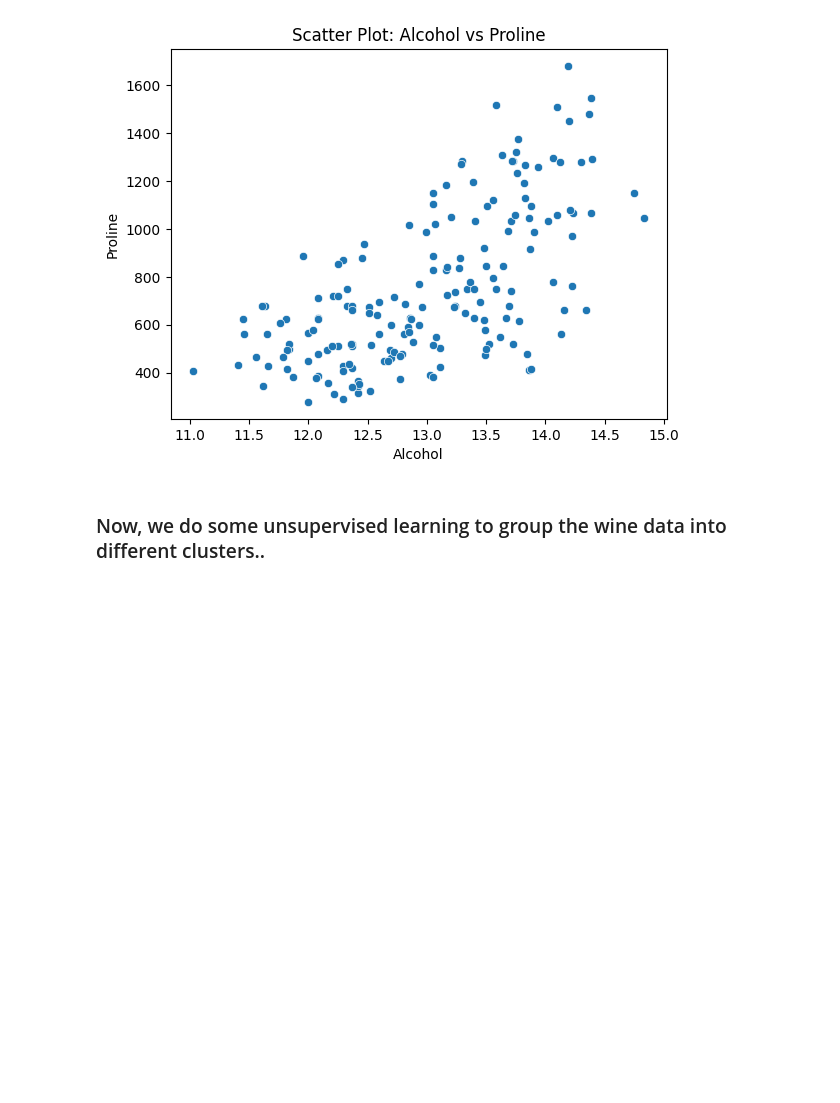
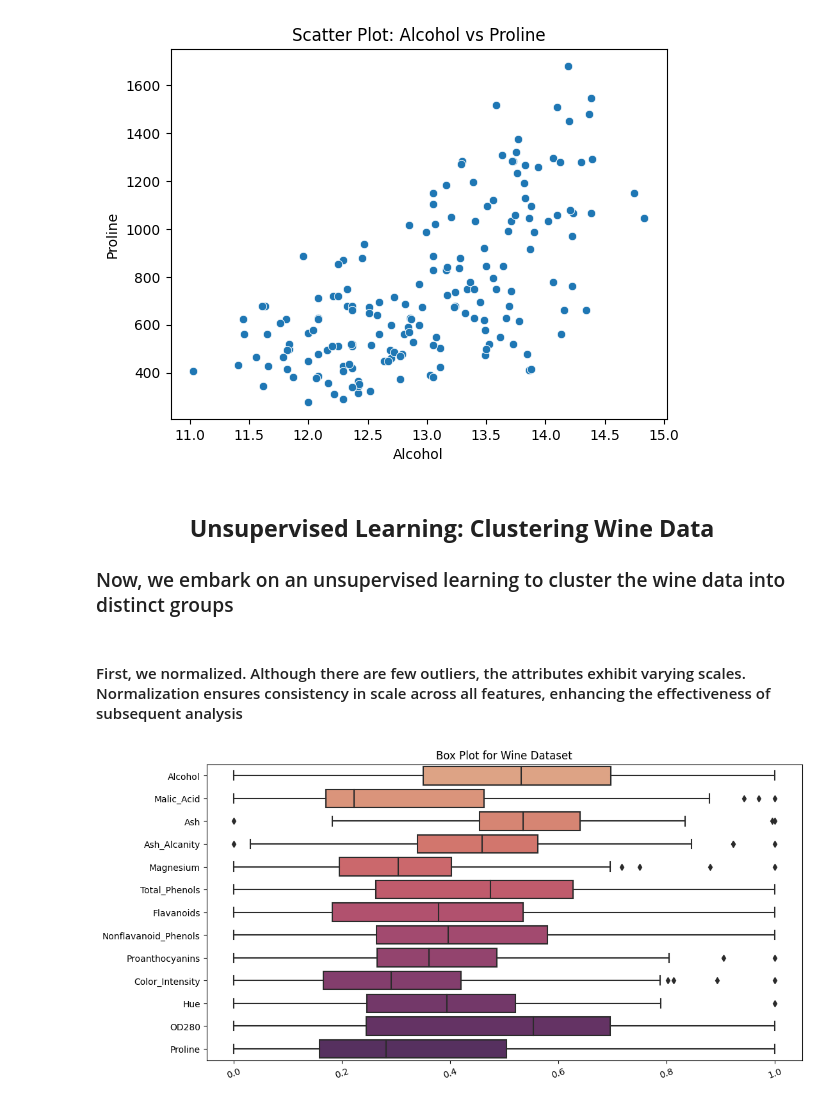
Before and after one commit to Gabrielnm7/Wine-Clustering, a Jupyter notebook: EDA.ipynb, the cells around one changed output. Saved outputs shown, nothing was run; the diff lists cells and outputs as text; code cells hidden in the pictures; blank space fills up the shorter version.

Commit message:
Doing Clustering and making Conclusions

```diff
--- a/EDA.ipynb
+++ b/EDA.ipynb
@@ -116,4 +123,21 @@ create_scatterplot('Alcohol', 'Proline', 'Alcohol', 'Proline', 'Scatter Plot: Al
 [figure]
 [figure]
 # %% [markdown]
-### Now, we do some unsupervised learning to group the wine data into different clusters..
+## <center> **Unsupervised Learning: Clustering Wine Data**
+### Now, we embark on an unsupervised learning to cluster the wine data into distinct groups
+# %% [markdown]
+####  First, we normalized. Although there are few outliers, the attributes exhibit varying scales. Normalization ensures consistency in scale across all features, enhancing the effectiveness of subsequent analysis
+# %%
+# Performing Min-Max normalization
+data_normalized = (data_wine - data_wine.min())/(data_wine.max()-data_wine.min())
+# %%
+# Create box plot with specified color palette to see outliers
+plt.figure(figsize=(12, 6))
+sns.boxplot(data=data_normalized, palette="flare",orient="h")
+
+# Rotate x-axis labels by 20 degrees
+plt.xticks(rotation=20)
+plt.title('Box Plot for Wine Dataset')
+plt.show()
+# %% [output]
+[figure, added]
```
Also changed, not shown: parts of 15 cells of this notebook.
